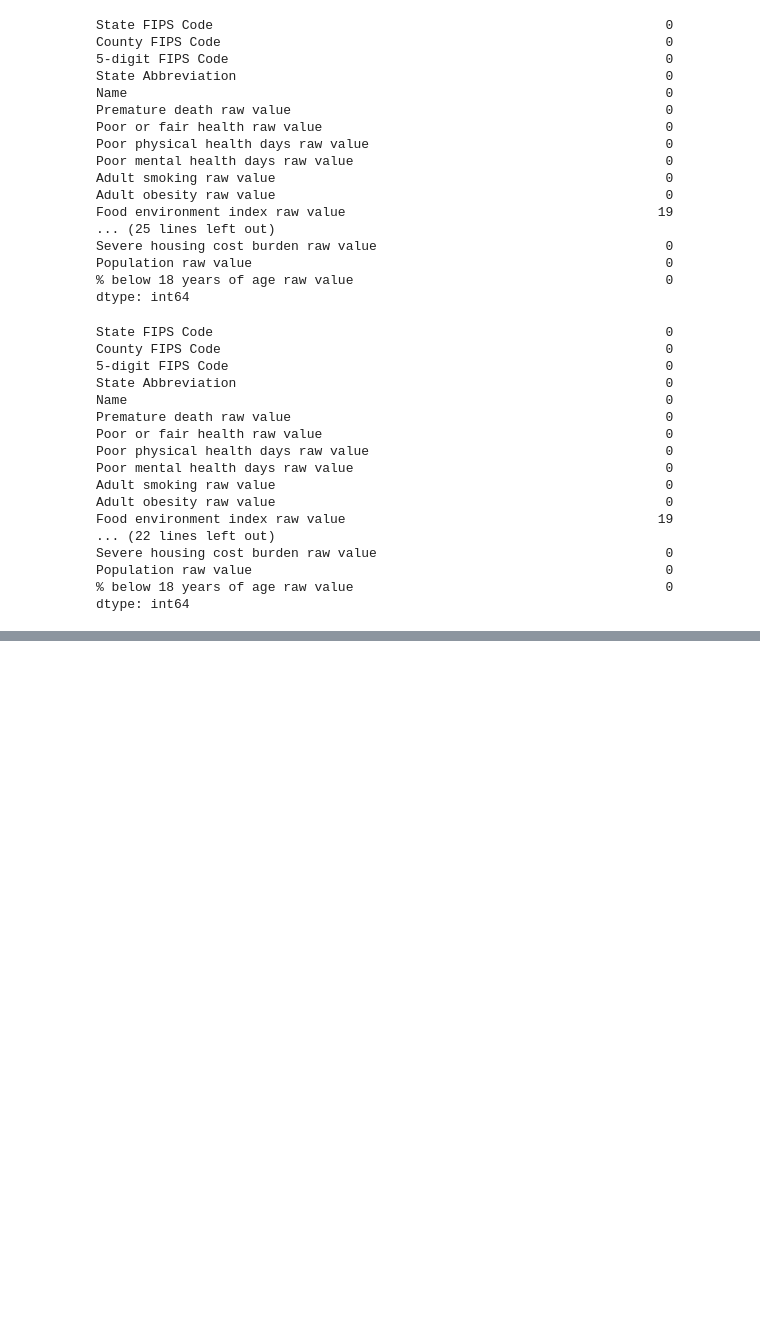
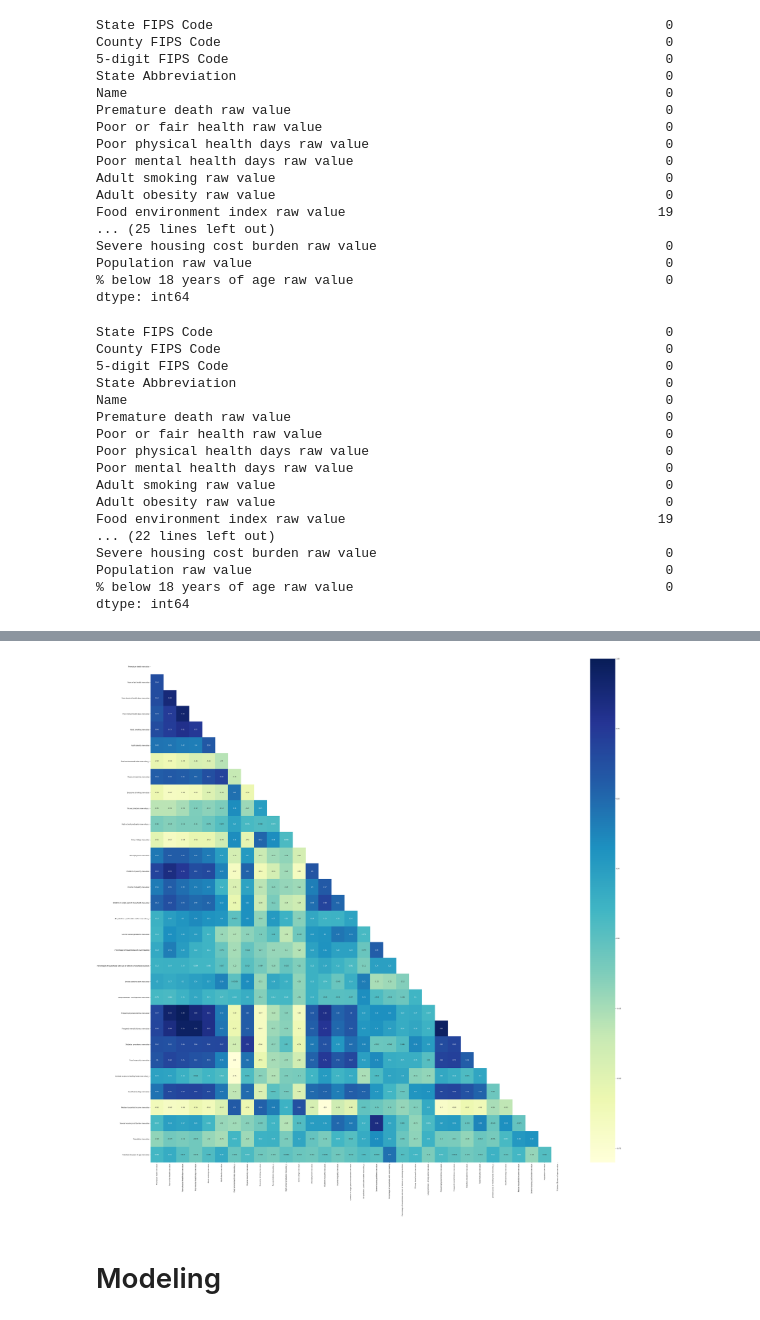
Before and after one commit to awesomeahi95/LaVie-Insurance, a Jupyter notebook: index.ipynb, the cells around one changed output, grey strips where cells are left out. Saved outputs shown, nothing was run; the diff lists cells and outputs as text; code cells hidden in the pictures; blank space fills up the shorter version.

Commit message:
modeling working

```diff
--- a/index.ipynb
+++ b/index.ipynb
@@ -392,6 +400,14 @@ Population raw value                                                     0
 % below 18 years of age raw value                                        0
 dtype: int64
 # %%
-df4 = df_clean4.dropna().groupby('State Abbreviation')[['Food environment index raw value','Flu vaccinations raw value',"Air pollution - particulate matter raw value", "High school graduation raw value"]].median()
+df4 = df_clean4.dropna().groupby('State Abbreviation')[['Food environment index raw value','Flu vaccinations raw value',"Air pollution - particulate matter raw value", "High school graduation raw value",'Limited access to healthy foods raw value']].median()
 df4.reset_index(inplace=True)
+# %%
+df_clean5 = df_clean4.merge(df4, how = 'right', on = 'State Abbreviation')
+df_clean5['Food environment index raw value_x'].fillna(df_clean5['Food environment index raw value_y'], inplace = True)
+df_clean5['Flu vaccinations raw value_x'].fillna(df_clean5['Flu vaccinations raw value_y'], inplace = True)
+df_clean5['High school graduation raw value_x'].fillna(df_clean5['High school graduation raw value_y'], inplace = True)
+df_clean5['Limited access to healthy foods raw value_x'].fillna(df_clean5['Limited access to healthy foods raw value_y'], inplace = True)
+
+df_clean5.drop(df_clean5.columns[37:42], axis=1, inplace=True)
 # %%
@@ -405,0 +422,13 @@ df4.head()
+# %%
+corr = df_clean5.corr()
+mask = np.zeros_like(corr, dtype=np.bool)
+mask[np.triu_indices_from(mask)] = True
+
+plt.figure(figsize=(60,60))
+sns.heatmap(corr,annot=True, mask=mask,cmap="YlGnBu")
+plt.autoscale()
+plt.show()
+# %% [output]
+[figure, added]
+# %% [markdown]
+# Modeling
```
Also changed, not shown: parts of 23 cells of this notebook.
